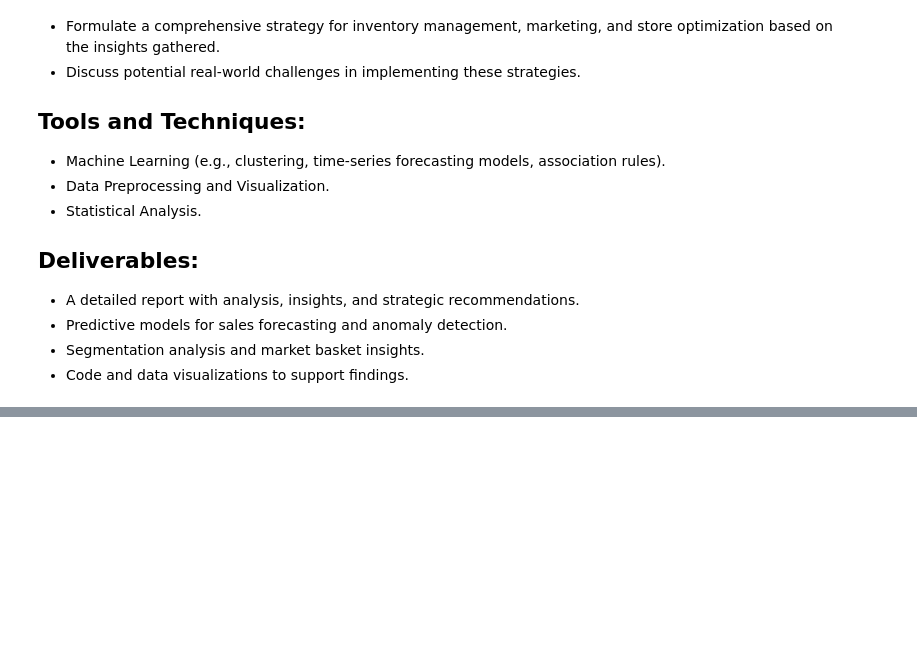
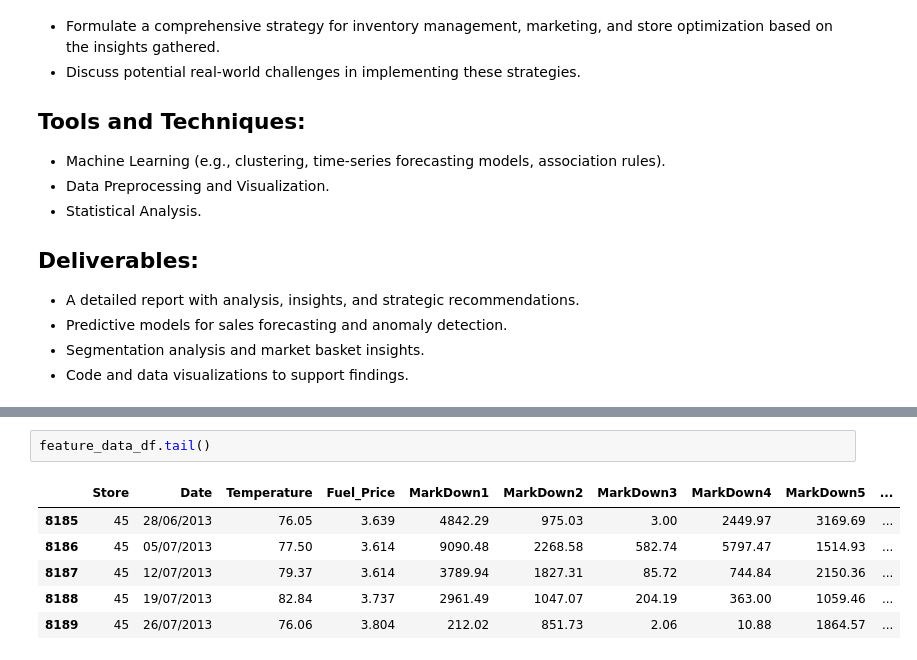
Before and after one commit to Rajesh1505/Capstone-Project-Advanced-Machine-Learning, a Jupyter notebook: Capstone_Project_Advanced_Machine_Learning.ipynb, the cells around one changed output, grey strips where cells are left out. Cells and saved outputs as stored; diff of their text form; blank space fills up the shorter version.

```diff
--- a/Capstone_Project_Advanced_Machine_Learning.ipynb
+++ b/Capstone_Project_Advanced_Machine_Learning.ipynb
@@ -70,0 +141,9 @@ To utilize machine learning and data analysis techniques to optimize store perfo
+# %%
+feature_data_df.tail()
+# %% [output]
+|  | Store | Date | Temperature | Fuel_Price | MarkDown1 | MarkDown2 | MarkDown3 | MarkDown4 | MarkDown5 | ... |
+| 8185 | 45 | 28/06/2013 | 76.05 | 3.639 | 4842.29 | 975.03 | 3.00 | 2449.97 | 3169.69 | ... |
+| 8186 | 45 | 05/07/2013 | 77.50 | 3.614 | 9090.48 | 2268.58 | 582.74 | 5797.47 | 1514.93 | ... |
+| 8187 | 45 | 12/07/2013 | 79.37 | 3.614 | 3789.94 | 1827.31 | 85.72 | 744.84 | 2150.36 | ... |
+| 8188 | 45 | 19/07/2013 | 82.84 | 3.737 | 2961.49 | 1047.07 | 204.19 | 363.00 | 1059.46 | ... |
+| 8189 | 45 | 26/07/2013 | 76.06 | 3.804 | 212.02 | 851.73 | 2.06 | 10.88 | 1864.57 | ... |
```
Also changed, not shown: parts of 17 cells of this notebook.
